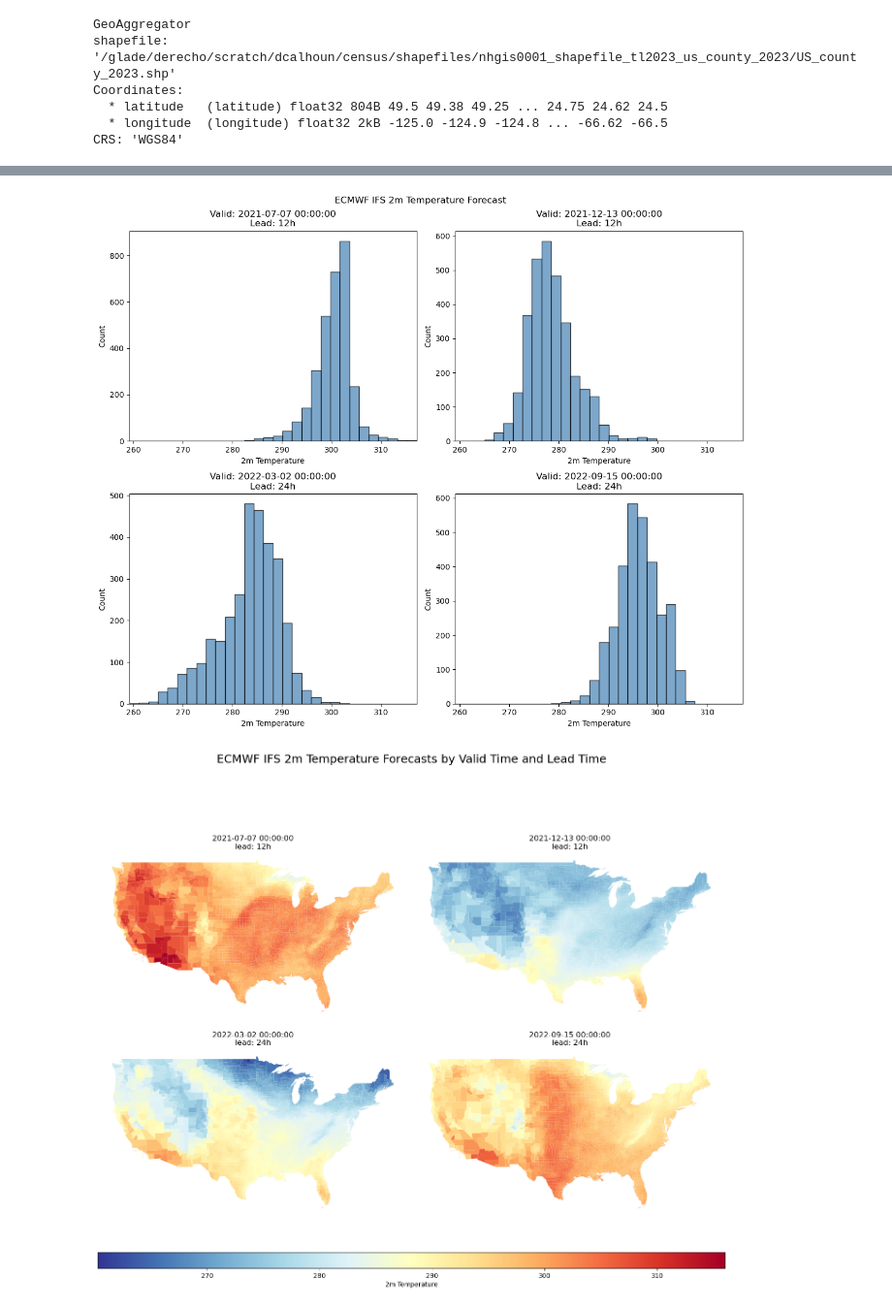
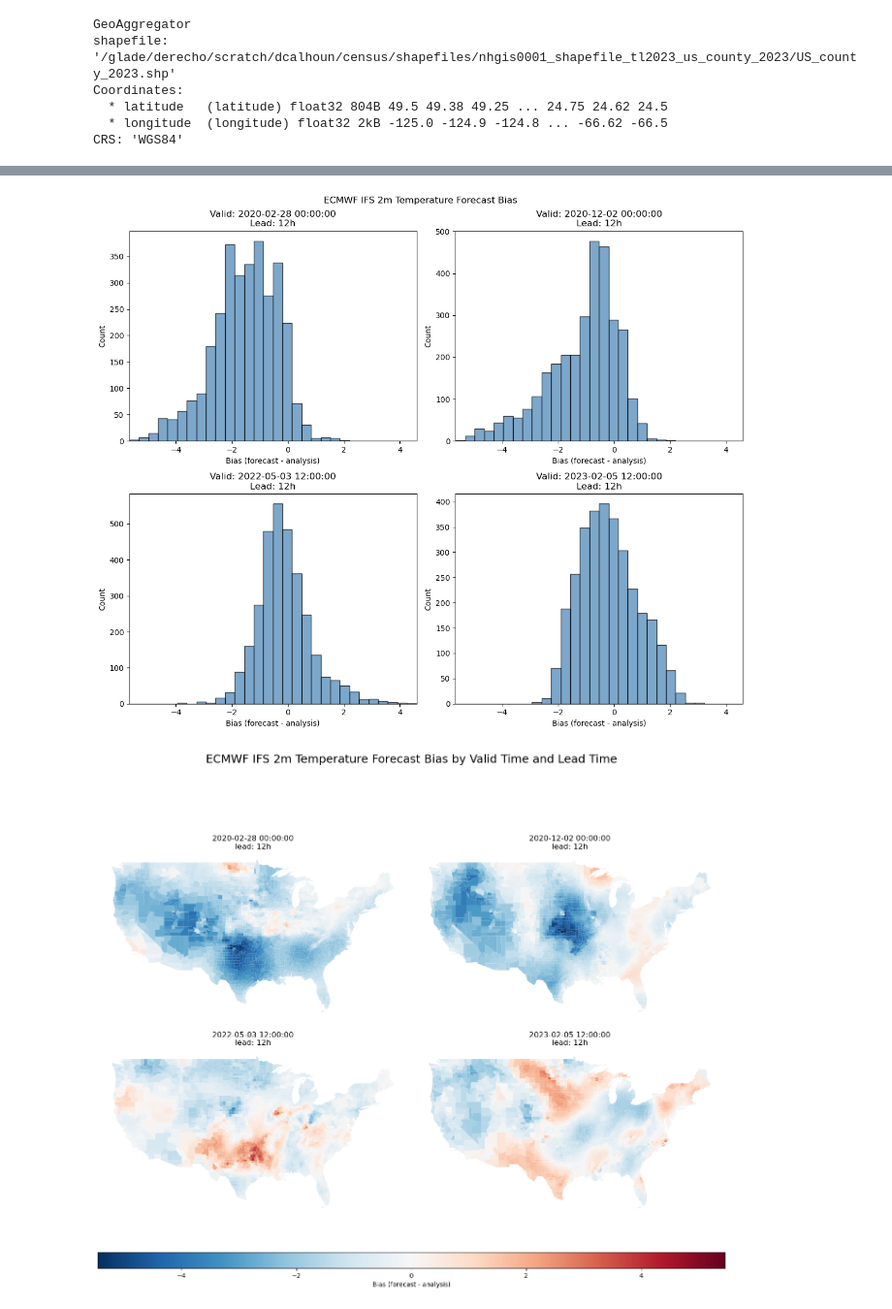
Before and after one commit to deancalhoun/nwp-census-eval, a Jupyter notebook: notebooks/test.ipynb, the cells around one changed output, grey strips where cells are left out. Shown at 97% size. Drawn from its saved outputs; the diff is of its cells as text; code cells hidden in the pictures.

```diff
--- a/notebooks/test.ipynb
+++ b/notebooks/test.ipynb
@@ -48,7 +77,7 @@ for idx in idxs:
 # %%
 # Define our GeoAggregator with our shapefile and grid
 # Calculates a weightmap of overlaps between grid boxes and polygons
-geo_agg = wxagg.GeoAggregator(shapefile_path=shapefile_path, grid_path=fc_files[0][0])
+geo_agg = wxagg.GeoAggregator(shapefile_path=shapefile_path, grid_path=fc_selected[0][0])
 # %%
 geo_agg
 # %% [output]
@@ -59,9 +88,11 @@ Coordinates:
   * longitude  (longitude) float32 2kB -125.0 -124.9 -124.8 ... -66.62 -66.5
 CRS: 'WGS84'
 # %%
-# Build our ForecastAggregator from our forecast files
+# Build our ForecastAggregator and AnalysisAggregator
+# from our forecast and analysis files
 # We use the weightmap we already calculated
-fc_agg = wxagg.ForecastAggregator.from_GeoAggregator(geo_agg, forecast_files=[fc_files[idx] for idx in idxs], var_name="t2m")
+fc_agg = wxagg.ForecastAggregator.from_GeoAggregator(geo_agg, forecast_files=fc_selected, var_name="t2m")
+an_agg = wxagg.AnalysisAggregator.from_GeoAggregator(geo_agg, analysis_files=an_selected, var_name="t2m")
 # %%
 fc_agg
 # %% [output]
@@ -82,6 +129,9 @@ CRS: 'WGS84'
 # %%
 # Run the aggregation to build a data table of our forecast data
 df_fc = fc_agg.build_data_table()
+# %%
+# Same for analysis
+df_an = an_agg.build_data_table()
 # %%
 df_fc
 # %% [output]
@@ -103,0 +171,12 @@ fc_agg.save_data_table("test_fc.csv")
+# %%
+# Create table with bias (forecast - analysis) and abs_error
+var = 't2m'
+df_error = pd.merge(
+    df_fc, df_an,
+    left_on=['geo_id', 'valid_time'], right_on=['geo_id', 'time'],
+    suffixes=('_fc', '_an'), how='inner'
+)
+df_error['bias'] = df_error[f'{var}_fc'] - df_error[f'{var}_an']
+df_error['abs_error'] = df_error['bias'].abs()
+df_error = df_error[['geo_id', 'valid_time', 'init_time', 'lead_time', f'{var}_fc', f'{var}_an', 'bias', 'abs_error']]
+df_error
@@ -114,71 +207,71 @@ df_fc.groupby('valid_time').t2m.describe()
 # %%
-# Plot temperature histograms by valid time
-valid_times = sorted(df_fc['valid_time'].unique())
+# Plot forecast bias histograms by valid time
+valid_times = sorted(df_error['valid_time'].unique())
 fig, axes = plt.subplots(2, 2, figsize=(12, 10))
 axes = axes.flatten()
 bins = 30
 
-tmin = df_fc['t2m'].min()
-tmax = df_fc['t2m'].max()
-# Add padding so bin edge is not at the very edge of the frame
-padding = 0.02 * (tmax - tmin)
-tmin_pad = tmin - padding
-tmax_pad = tmax + padding
+bias_min = df_error['bias'].min()
+bias_max = df_error['bias'].max()
+padding = 0.02 * (bias_max - bias_min) if bias_max != bias_min else 0.1
+bmin_pad = bias_min - padding
+bmax_pad = bias_max + padding
 
-bin_edges = np.linspace(tmin_pad, tmax_pad, bins + 1)
+bin_edges = np.linspace(bmin_pad, bmax_pad, bins + 1)
 
 for ax, vt in zip(axes, valid_times):
-    sub = df_fc[df_fc['valid_time'] == vt]
-    ax.hist(sub['t2m'], bins=bin_edges, color='steelblue', edgecolor='k', alpha=0.7)
-    ax.set_title(f'Valid: {vt}\nLead: {sub['lead_time'].iloc[0]}h')
-    ax.set_xlabel('2m Temperature')
+    sub = df_error[df_error['valid_time'] == vt]
+    ax.hist(sub['bias'], bins=bin_edges, color='steelblue', edgecolor='k', alpha=0.7)
+    ax.set_title(f'Valid: {vt}\nLead: {sub["lead_time"].iloc[0]}h')
+    ax.set_xlabel('Bias (forecast - analysis)')
     ax.set_ylabel('Count')
-    ax.set_xlim([tmin_pad, tmax_pad])
+    ax.set_xlim([bmin_pad, bmax_pad])
 
-plt.suptitle('ECMWF IFS 2m Temperature Forecast')
+plt.suptitle('ECMWF IFS 2m Temperature Forecast Bias')
 plt.tight_layout()
 plt.show()
 # %% [output]
-[figure, old version]
+[figure, new version]
 # %%
-# Plot temperature maps by valid time
+# Plot bias maps by valid time
 fc_agg.shapefile.rename(columns={'GEOID': 'geo_id'}, inplace=True)
 
 fig, axes = plt.subplots(2, 2, figsize=(14, 14))
 axes = axes.flatten()
 
-vmin, vmax = df_fc['t2m'].min(), df_fc['t2m'].max()
+bias_max = np.abs(df_error['bias']).max()
+vmin, vmax = -bias_max, bias_max
 norm = Normalize(vmin=vmin, vmax=vmax)
-cmap = 'RdYlBu_r'
+cmap = 'RdBu_r'
 
-valid_times = sorted(df_fc['valid_time'].unique())
+valid_times = sorted(df_error['valid_time'].unique())
 for ax, valid_time in zip(axes, valid_times):
-    sub = df_fc[df_fc['valid_time'] == valid_time]
-    gdf_plot = fc_agg.shapefile.merge(sub[['geo_id', 't2m']], on='geo_id', how='inner')
-    gdf_plot.plot(ax=ax, column='t2m', cmap=cmap, norm=norm)
+    sub = df_error[df_error['valid_time'] == valid_time]
+    gdf_plot = fc_agg.shapefile.merge(sub[['geo_id', 'bias']], on='geo_id', how='inner')
+    gdf_plot.plot(ax=ax, column='bias', cmap=cmap, norm=norm)
     lead_val = sub['lead_time'].iloc[0]
     ax.set_title(f'{valid_time}\nlead: {lead_val}h')
     ax.set_axis_off()
 
 sm = plt.cm.ScalarMappable(cmap=cmap, norm=norm)
 sm.set_array([])
 
 fig.suptitle(
-    'ECMWF IFS 2m Temperature Forecasts by Valid Time and Lead Time',
+    'ECMWF IFS 2m Temperature Forecast Bias by Valid Time and Lead Time',
     fontsize=18,
     y=0.90  # Move title closer to panels
 )
 plt.tight_layout(rect=[0, 0.08, 1, 0.94])  # Adjust for space at bottom for colorbar and a bit at top for title
 
 fig.colorbar(
     sm,
     ax=axes.tolist(),
     orientation='horizontal',
     fraction=0.04,
     pad=0.07,
     aspect=40,
-    label='2m Temperature'
+    label='Bias (forecast - analysis)'
 )
 plt.show()
 # %% [output]
-[figure, old version]
+[figure, new version]
```
Also changed, not shown: parts of 13 cells of this notebook.
